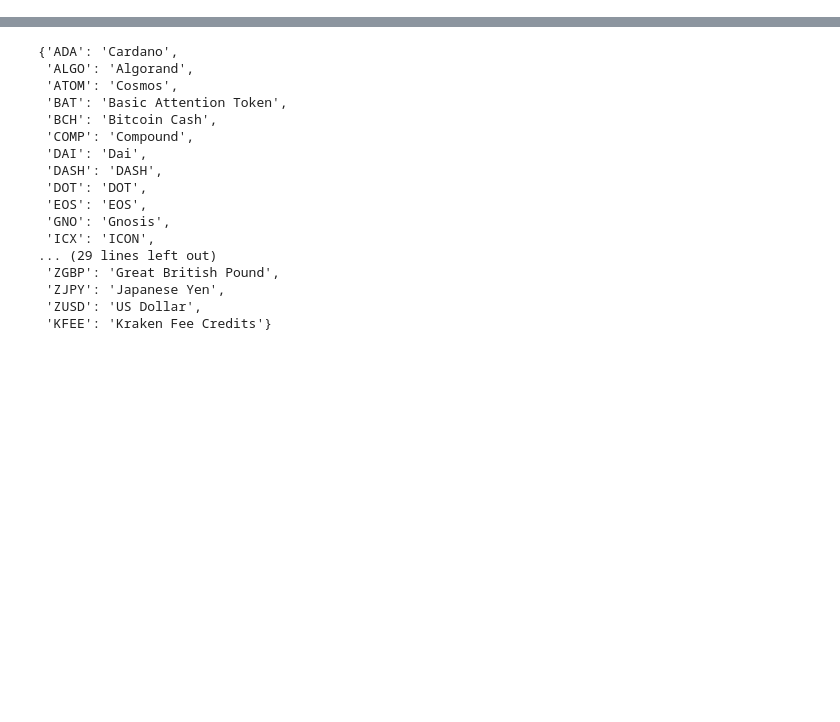
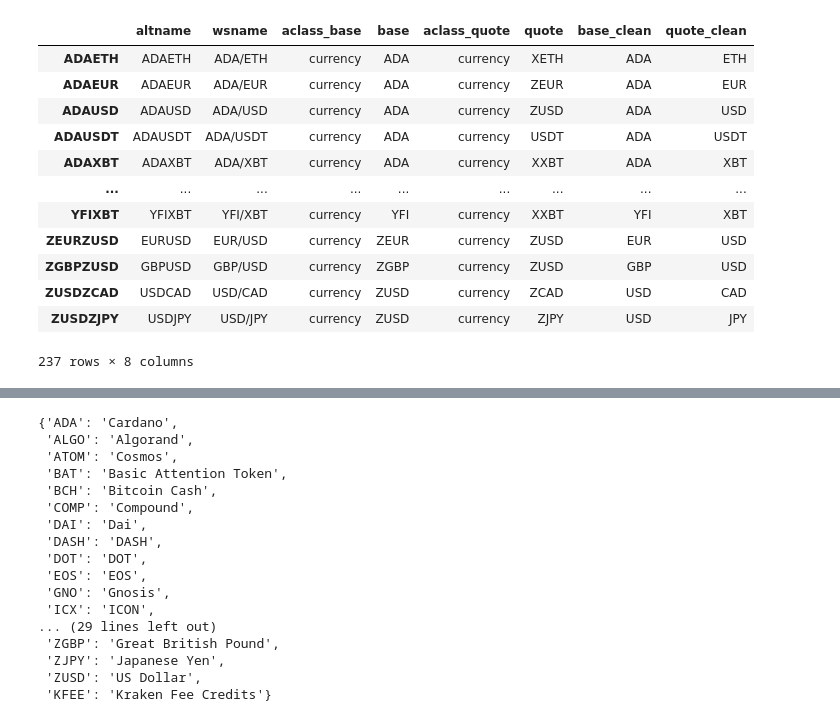
Before and after one commit to Abermal/kraken, a Jupyter notebook: Kraken.ipynb, the cells around one changed output, grey strips where cells are left out. Drawn from its saved outputs; the diff is of its cells as text; code cells hidden in the pictures; blank space fills up the shorter version.

```diff
--- a/Kraken.ipynb
+++ b/Kraken.ipynb
@@ -6,3 +6,20 @@ import datetime
 import time
 from KrakenInterface import KrakenInterface, format_codes_names
 from bs4 import BeautifulSoup
+# %%
+kr = KrakenInterface()
+kr.asset_pairs
+# %% [output]
+|  | altname | wsname | aclass_base | base | aclass_quote | quote | base_clean | quote_clean |
+| ADAETH | ADAETH | ADA/ETH | currency | ADA | currency | XETH | ADA | ETH |
+| ADAEUR | ADAEUR | ADA/EUR | currency | ADA | currency | ZEUR | ADA | EUR |
+| ADAUSD | ADAUSD | ADA/USD | currency | ADA | currency | ZUSD | ADA | USD |
+| ADAUSDT | ADAUSDT | ADA/USDT | currency | ADA | currency | USDT | ADA | USDT |
+| ADAXBT | ADAXBT | ADA/XBT | currency | ADA | currency | XXBT | ADA | XBT |
+| ... | ... | ... | ... | ... | ... | ... | ... | ... |
+| YFIXBT | YFIXBT | YFI/XBT | currency | YFI | currency | XXBT | YFI | XBT |
+| ZEURZUSD | EURUSD | EUR/USD | currency | ZEUR | currency | ZUSD | EUR | USD |
+| ZGBPZUSD | GBPUSD | GBP/USD | currency | ZGBP | currency | ZUSD | GBP | USD |
+| ZUSDZCAD | USDCAD | USD/CAD | currency | ZUSD | currency | ZCAD | USD | CAD |
+| ZUSDZJPY | USDJPY | USD/JPY | currency | ZUSD | currency | ZJPY | USD | JPY |
+237 rows × 8 columns
```
Also changed, not shown: parts of 6 cells of this notebook, 3 other files.
